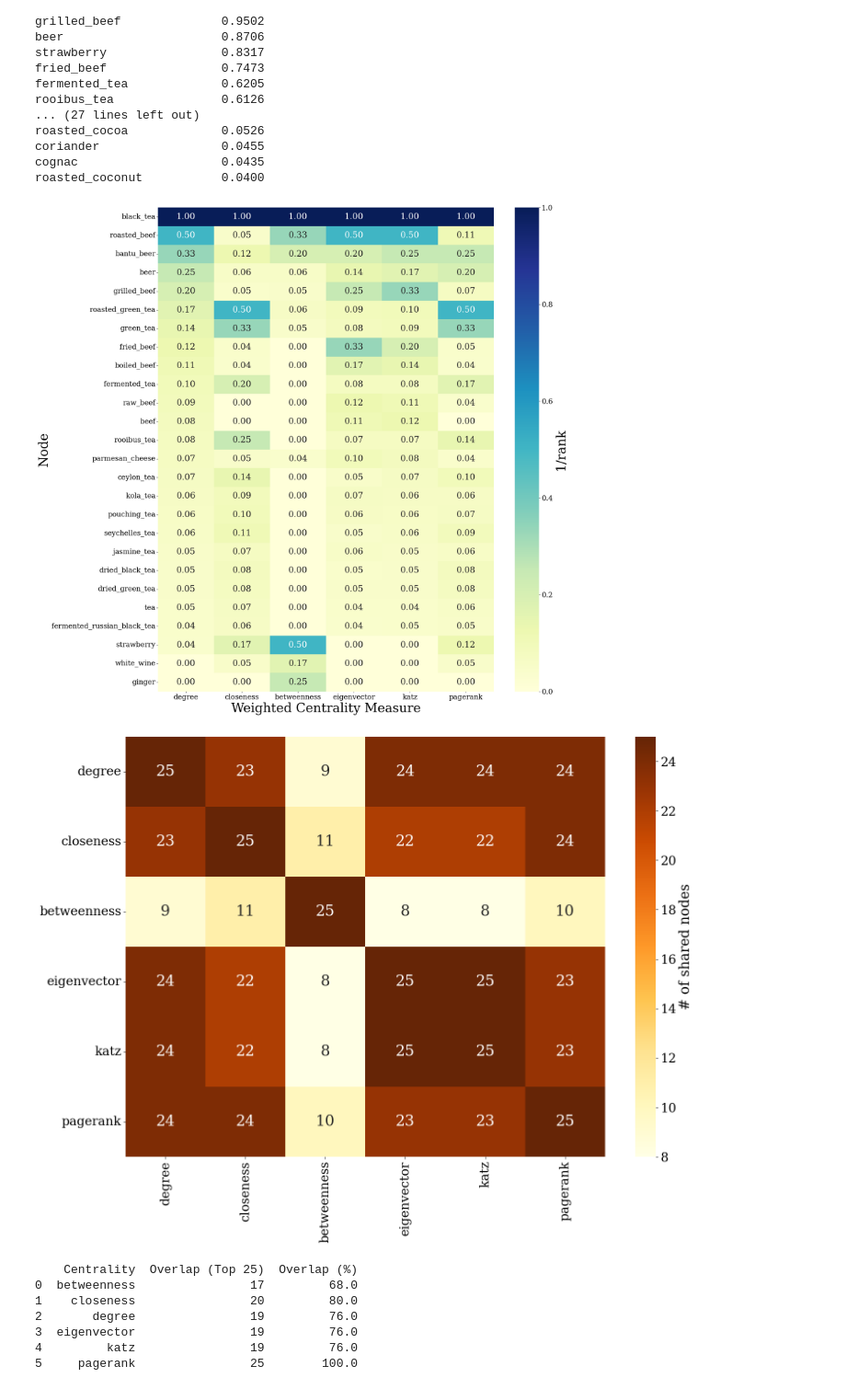
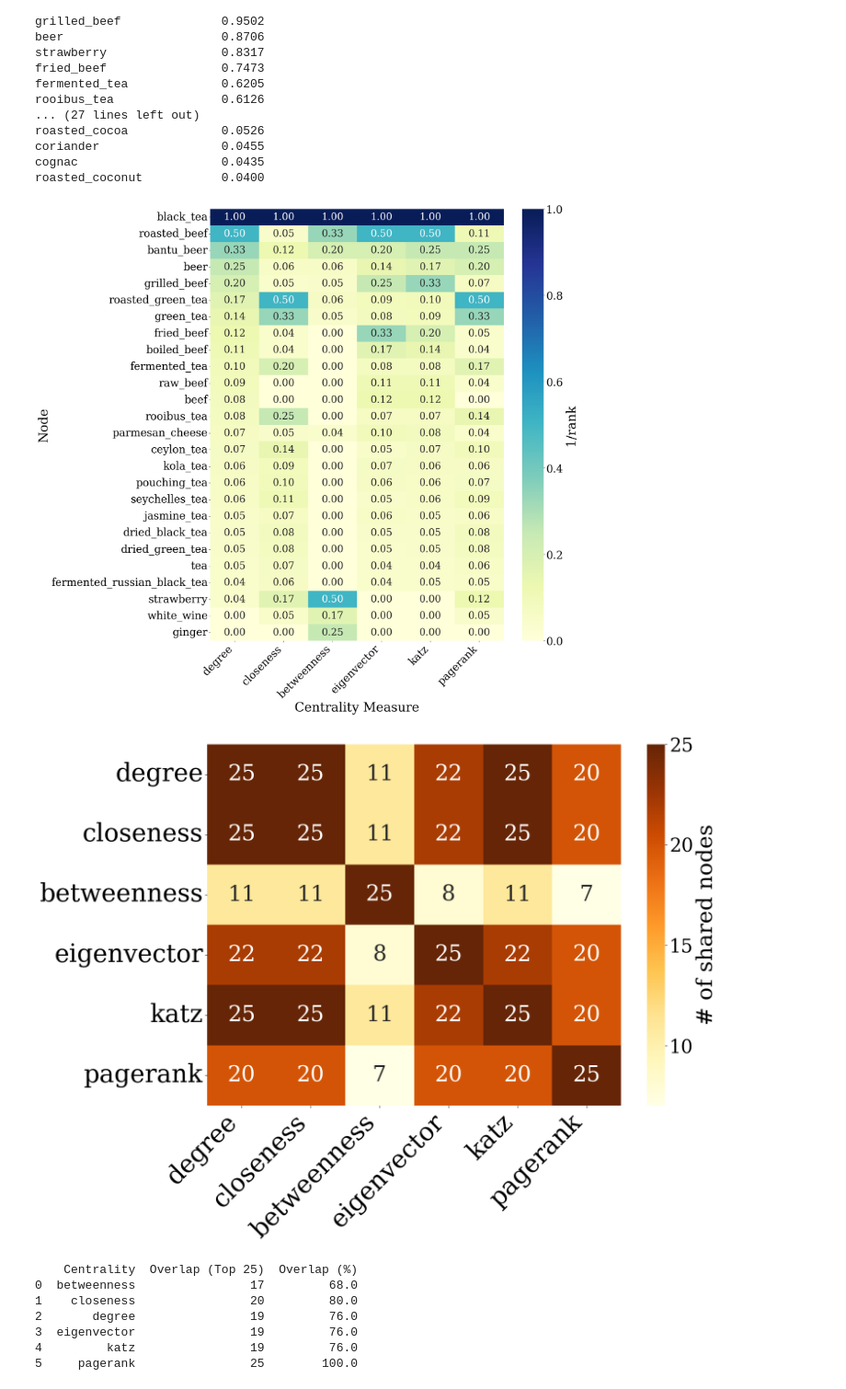
Before and after one commit to AleixCaCh/Ingredient-Network-Analysis, a Jupyter notebook: weighted_computations.ipynb, the cells around one changed output. Shown at 92% size. Cells and saved outputs as stored; diff of their text form; code cells hidden in the pictures.

```diff
--- a/weighted_computations.ipynb
+++ b/weighted_computations.ipynb
@@ -353,50 +353,67 @@ ax = sns.heatmap(
     annot=True,
     fmt=".2f",
     cmap="YlGnBu",
-    cbar_kws={'label': '1/rank'}
+    cbar_kws={'label': '1/rank'},
+    annot_kws={"size": 28}
 )
 
+ax.set_xticklabels(ax.get_xticklabels(), fontsize=30, rotation=45, ha='right')
+ax.set_yticklabels(ax.get_yticklabels(), fontsize=30, rotation=0)
+
+# Make colorbar label bigger
 cbar = ax.collections[0].colorbar
+cbar.ax.tick_params(labelsize=30)
 cbar.set_label('1/rank', fontsize=36)
 # plt.title("Node Centrality Heatmap (Filtered by Combined Centrality Score >= 0.24)")
-plt.xlabel("Weighted Centrality Measure", fontsize = 36)
+plt.xlabel("Centrality Measure", fontsize = 36)
 plt.ylabel("Node", fontsize = 36)
+
 plt.tight_layout()
 plt.savefig("top_25_centrality_weighted.pdf")
 plt.show()
 # %% [output]
-[figure, old version]
+[figure, new version]
 # %%
 centrality_names = list(top25_nodes_weight.keys())
 n_centralities = len(centrality_names)
 
 co_occurrence = np.zeros((n_centralities, n_centralities), dtype=int)
 
 for i, ci in enumerate(centrality_names):
     for j, cj in enumerate(centrality_names):
         co_occurrence[i, j] = len(
-            set(top25_nodes_weight[ci]) & set(top25_nodes_weight[cj])
+            set(top25_nodes[ci]) & set(top25_nodes[cj])
         )
 
 co_occurrence_df = pd.DataFrame(
     co_occurrence,
     index=centrality_names,
     columns=centrality_names
 )
 
 plt.figure(figsize=(16,12))
-sns.heatmap(
+ax = sns.heatmap(
     co_occurrence_df,
     annot=True,
     fmt="d",
     cmap="YlOrBr",
-    cbar_kws={'label': '# of shared nodes'}
+    cbar_kws={'label': '# of shared nodes'},
+    annot_kws={"size": 35}
 )
+ax.set_xticklabels(ax.get_xticklabels(), fontsize=40, rotation=45, ha='right')
+ax.set_yticklabels(ax.get_yticklabels(), fontsize=40, rotation=0)
+
+# Make colorbar label bigger
+cbar = ax.collections[0].colorbar
+cbar.ax.yaxis.set_major_locator(ticker.MaxNLocator(nbins=4))
+cbar.ax.tick_params(labelsize=30)
+cbar.set_label('# of shared nodes', fontsize=35)
+
 plt.tight_layout()
 plt.savefig("Pairwise_comparison_weighted.pdf")
 plt.show()
 # %% [output]
-[figure, old version]
+[figure, new version]
 # %%
 overlap_results = []
 
```
Also changed, not shown: parts of 3 cells of this notebook, 1 other file.
